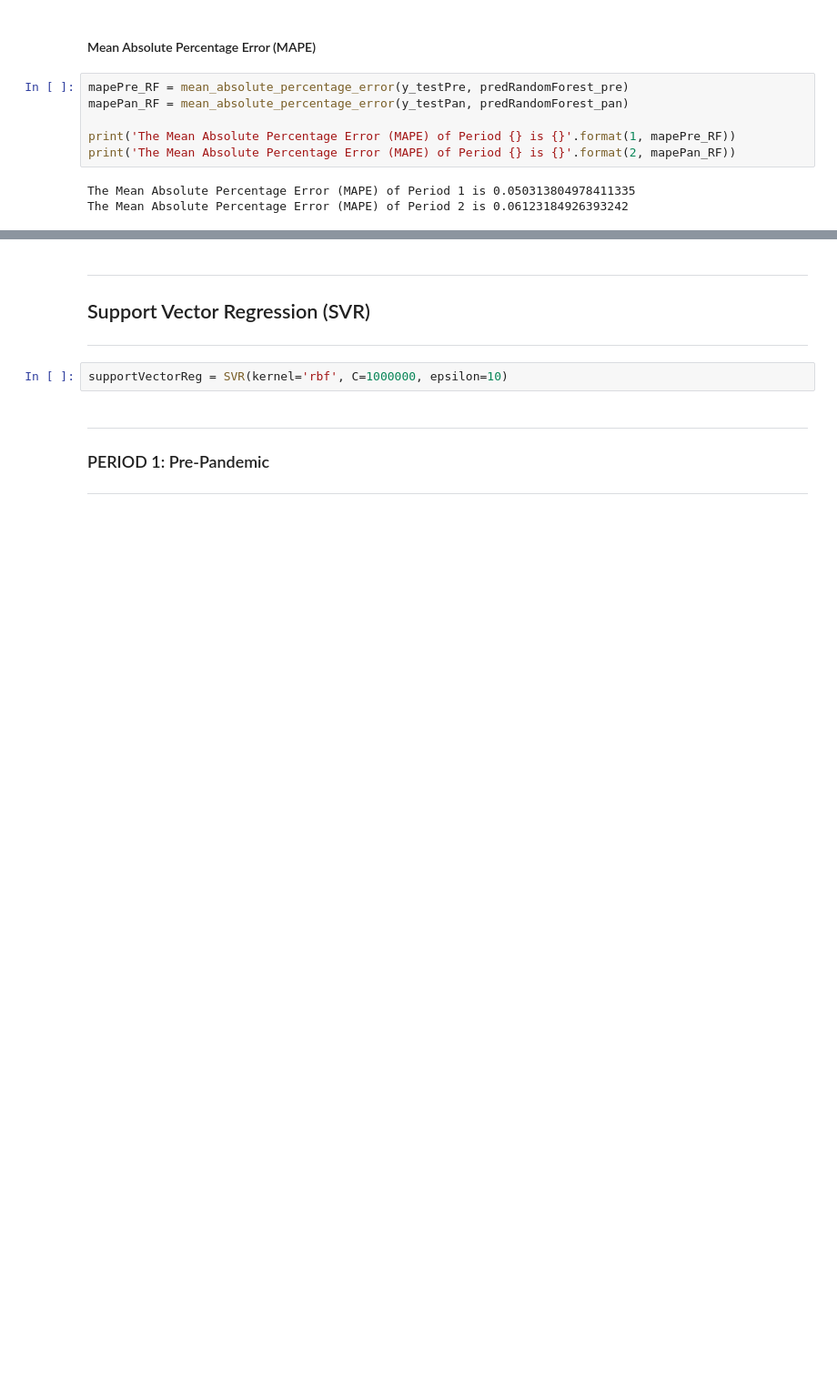
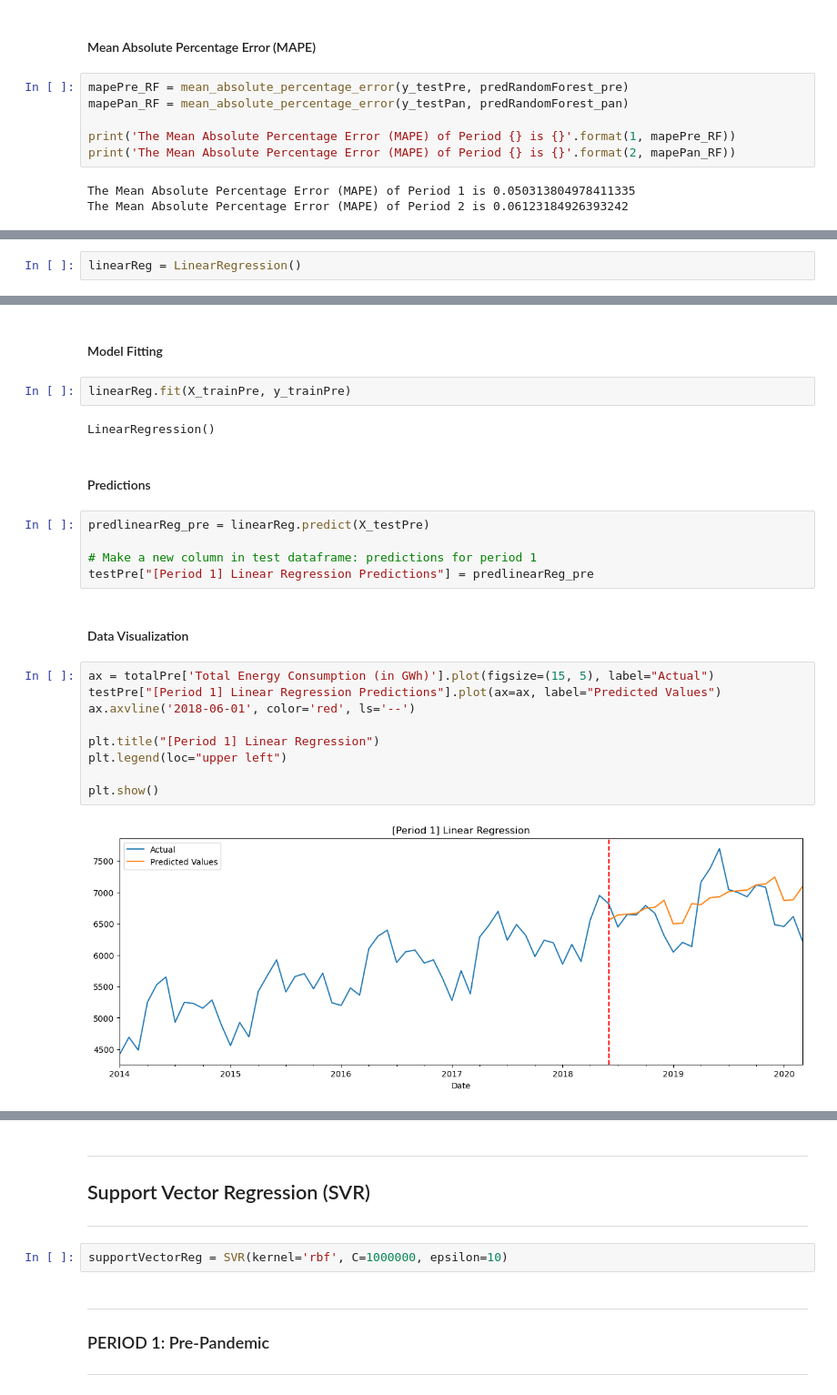
Before and after one commit to errutorculas/cmsc197-ML-miniproj, a Jupyter notebook: jupyter-notebook-code/miniproj.ipynb, the cells around one changed output, grey strips where cells are left out. Shown at 91% size. Drawn from its saved outputs; the diff is of its cells as text; blank space fills up the shorter version.

Commit message:
added linear regression

```diff
--- a/jupyter-notebook-code/miniproj.ipynb
+++ b/jupyter-notebook-code/miniproj.ipynb
@@ -304,0 +315,2 @@ The Mean Absolute Percentage Error (MAPE) of Period 2 is 0.06123184926393242
+# %%
+linearReg = LinearRegression()
@@ -304,0 +321,26 @@ The Mean Absolute Percentage Error (MAPE) of Period 2 is 0.06123184926393242
+# %% [markdown]
+#### Model Fitting
+# %%
+linearReg.fit(X_trainPre, y_trainPre)
+# %% [output]
+LinearRegression()
+# %% [markdown]
+#### Predictions
+# %%
+predlinearReg_pre = linearReg.predict(X_testPre)
+
+# Make a new column in test dataframe: predictions for period 1
+testPre["[Period 1] Linear Regression Predictions"] = predlinearReg_pre
+# %% [markdown]
+#### Data Visualization
+# %%
+ax = totalPre['Total Energy Consumption (in GWh)'].plot(figsize=(15, 5), label="Actual")
+testPre["[Period 1] Linear Regression Predictions"].plot(ax=ax, label="Predicted Values")
+ax.axvline('2018-06-01', color='red', ls='--')
+
+plt.title("[Period 1] Linear Regression")
+plt.legend(loc="upper left")
+
+plt.show()
+# %% [output]
+[figure, added]
```
Also changed, not shown: parts of 18 cells of this notebook.
